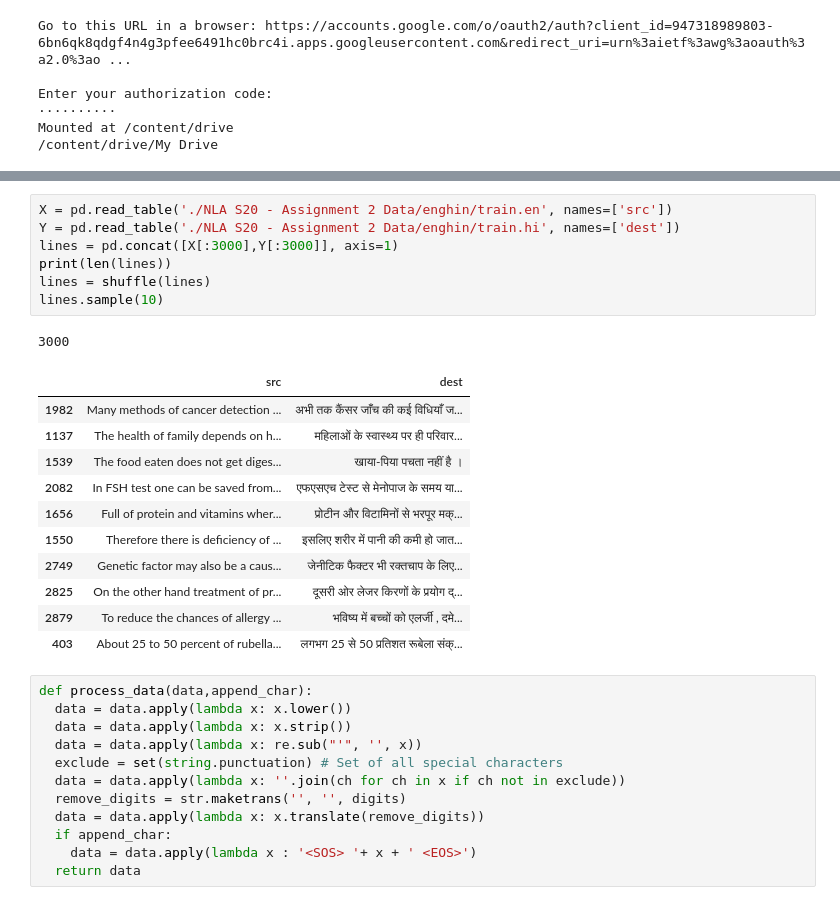
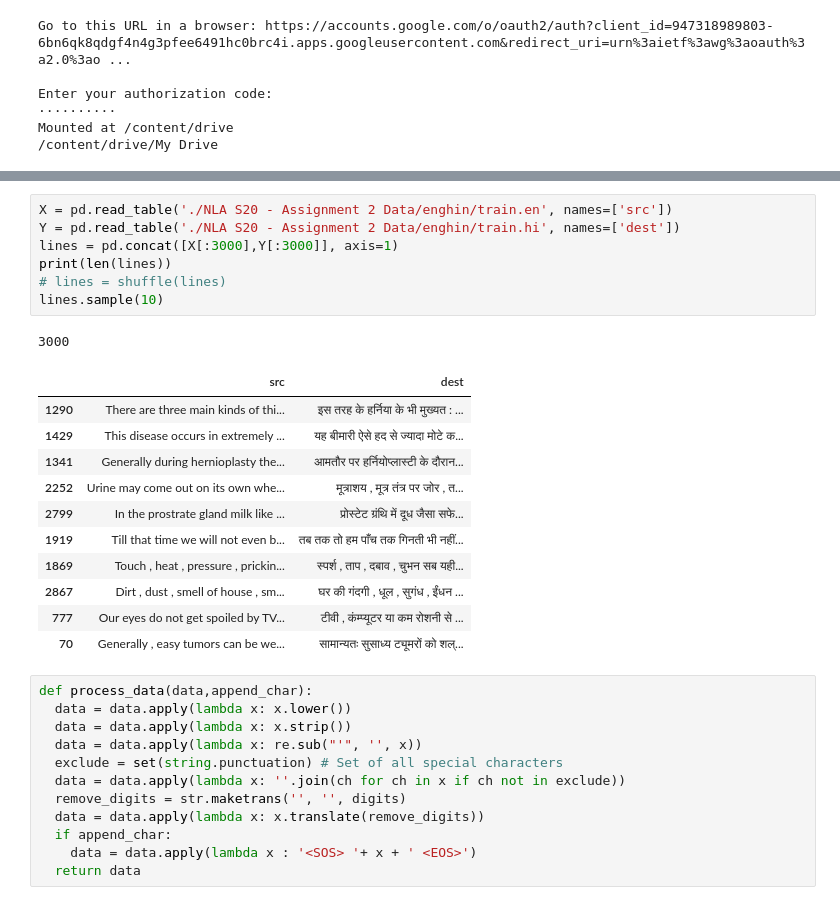
Before and after one commit to pnjha/NLP-Assignments, a Jupyter notebook: nlp12.ipynb, the cells around one changed output, grey strips where cells are left out. Saved outputs shown, nothing was run; the diff lists cells and outputs as text.

```diff
--- a/nlp12.ipynb
+++ b/nlp12.ipynb
@@ -34,23 +38,23 @@ from nltk.translate.bleu_score import SmoothingFunction
 # %%
 X = pd.read_table('./NLA S20 - Assignment 2 Data/enghin/train.en', names=['src'])
 Y = pd.read_table('./NLA S20 - Assignment 2 Data/enghin/train.hi', names=['dest'])
 lines = pd.concat([X[:3000],Y[:3000]], axis=1)
 print(len(lines))
-lines = shuffle(lines)
+# lines = shuffle(lines)
 lines.sample(10)
 # %% [output]
 3000
 |  | src | dest |
-| 1982 | Many methods of cancer detection ... | अभी तक कैंसर जाँच की कई विधियाँ ज... |
-| 1137 | The health of family depends on h... | महिलाओं के स्वास्थ्य पर ही परिवार... |
-| 1539 | The food eaten does not get diges... | खाया-पिया पचता नहीं है । |
-| 2082 | In FSH test one can be saved from... | एफएसएच टेस्ट से मेनोपाज के समय या... |
-| 1656 | Full of protein and vitamins wher... | प्रोटीन और विटामिनों से भरपूर मक्... |
-| 1550 | Therefore there is deficiency of ... | इसलिए शरीर में पानी की कमी हो जात... |
-| 2749 | Genetic factor may also be a caus... | जेनीटिक फैक्टर भी रक्‍तचाप के लिए... |
-| 2825 | On the other hand treatment of pr... | दूसरी ओर लेजर किरणों के प्रयोग द्... |
-| 2879 | To reduce the chances of allergy ... | भविष्य में बच्चों को एलर्जी , दमे... |
-| 403 | About 25 to 50 percent of rubella... | लगभग 25 से 50 प्रतिशत रूबेला संक्... |
+| 1290 | There are three main kinds of thi... | इस तरह के हर्निया के भी मुख्यत : ... |
+| 1429 | This disease occurs in extremely ... | यह बीमारी ऐसे हद से ज्यादा मोटे क... |
+| 1341 | Generally during hernioplasty the... | आमतौर पर हर्नियोप्लास्टी के दौरान... |
+| 2252 | Urine may come out on its own whe... | मूत्राशय , मूत्र तंत्र पर जोर , त... |
+| 2799 | In the prostrate gland milk like ... | प्रोस्टेट ग्रंथि में दूध जैसा सफे... |
+| 1919 | Till that time we will not even b... | तब तक तो हम पाँच तक गिनती भी नहीं... |
+| 1869 | Touch , heat , pressure , prickin... | स्पर्श , ताप , दबाव , चुभन सब यही... |
+| 2867 | Dirt , dust , smell of house , sm... | घर की गंदगी , धूल , सुगंध , ईंधन ... |
+| 777 | Our eyes do not get spoiled by TV... | टीवी , कंम्प्यूटर या कम रोशनी से ... |
+| 70 | Generally , easy tumors can be we... | सामान्यतः सुसाध्य ट्यूमरों को शल्... |
 # %%
 def process_data(data,append_char):
   data = data.apply(lambda x: x.lower())
```
Also changed, not shown: parts of 11 cells of this notebook.
